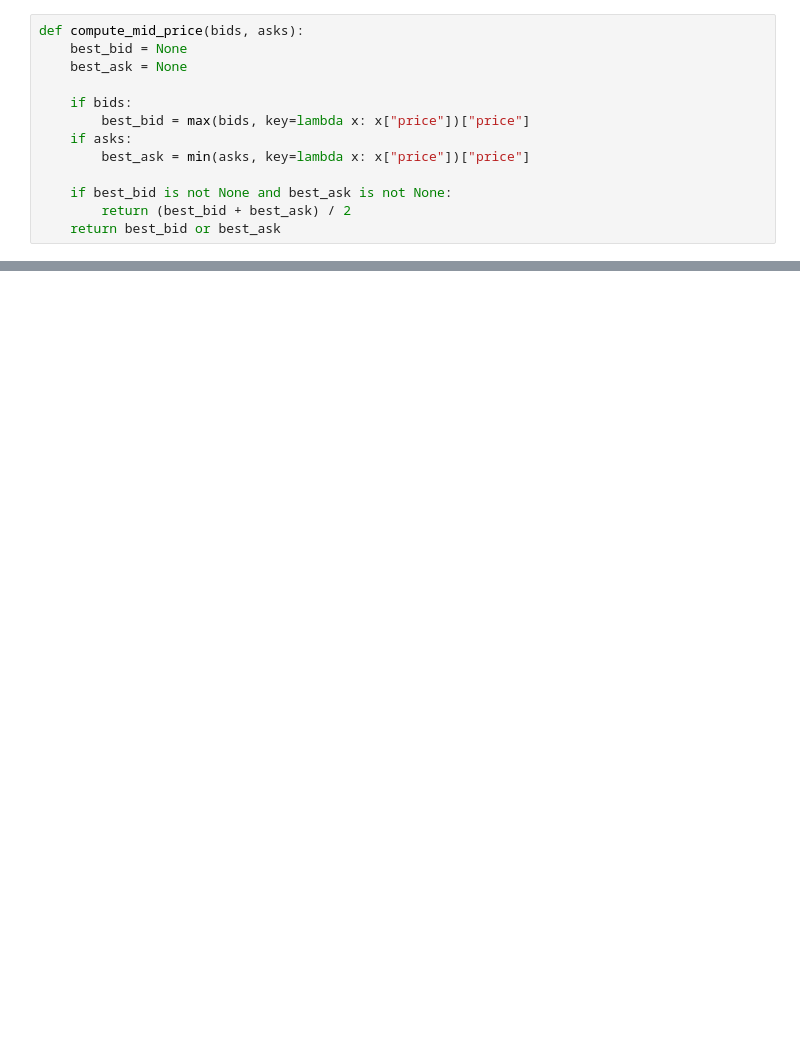
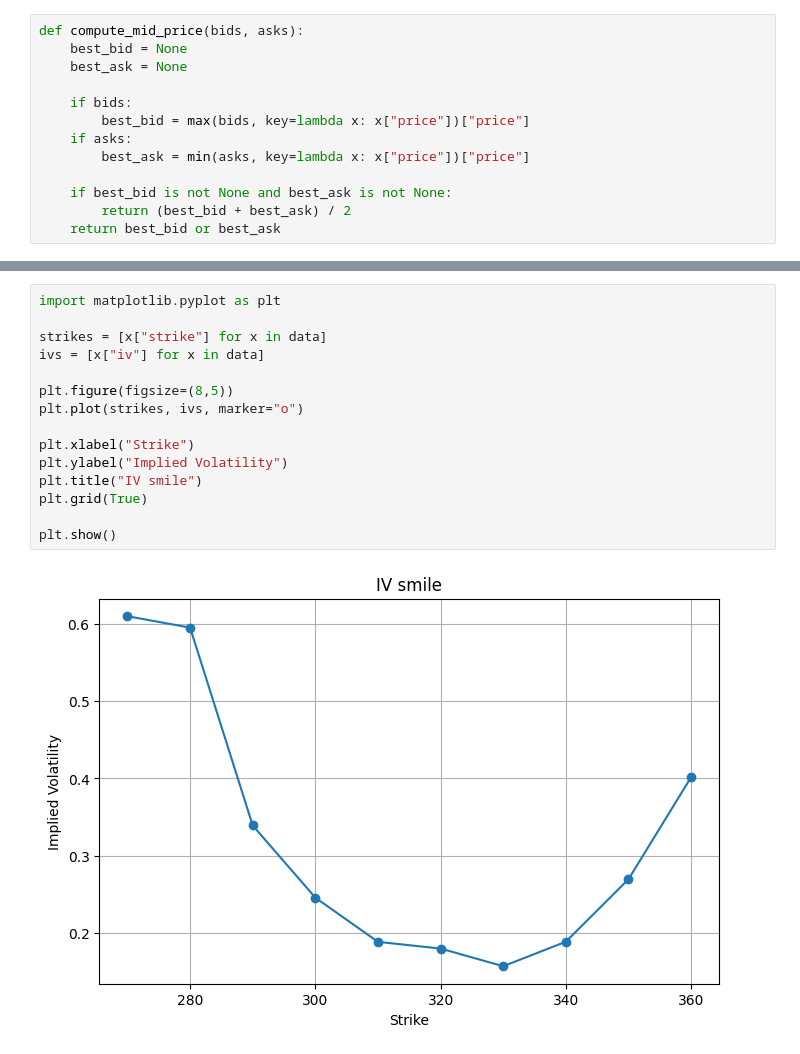
Before and after one commit to SigmaFlowX/Moex-Options-, a Jupyter notebook: notebooks/vol_surface.ipynb, the cells around one changed output, grey strips where cells are left out. Drawn from its saved outputs; the diff is of its cells as text; blank space fills up the shorter version.

```diff
--- a/notebooks/vol_surface.ipynb
+++ b/notebooks/vol_surface.ipynb
@@ -164,0 +165,17 @@ result
+# %%
+import matplotlib.pyplot as plt
+
+strikes = [x["strike"] for x in data]
+ivs = [x["iv"] for x in data]
+
+plt.figure(figsize=(8,5))
+plt.plot(strikes, ivs, marker="o")
+
+plt.xlabel("Strike")
+plt.ylabel("Implied Volatility")
+plt.title("IV smile")
+plt.grid(True)
+
+plt.show()
+# %% [output]
+[figure, added]
```
Also changed, not shown: parts of 4 cells of this notebook.
